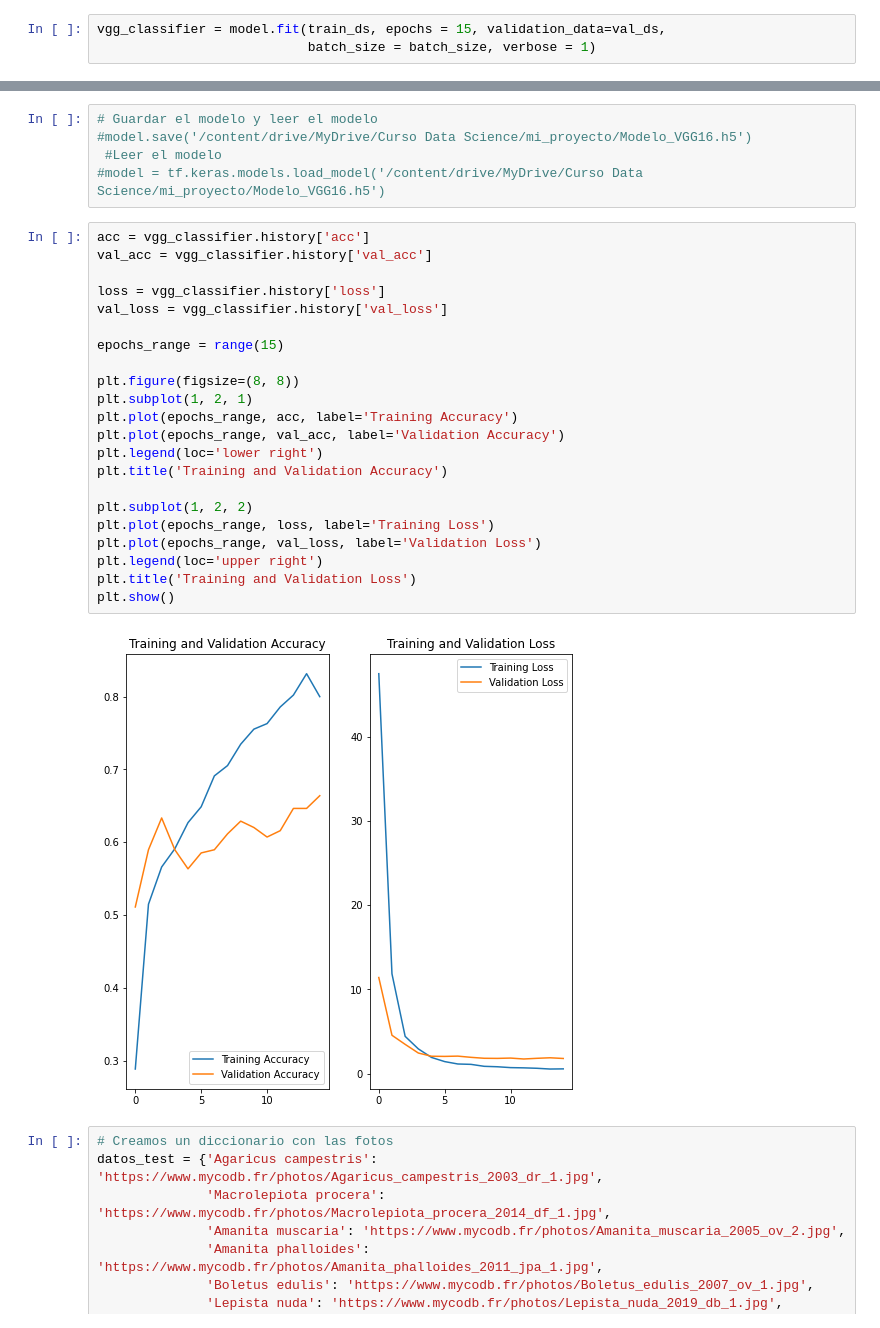
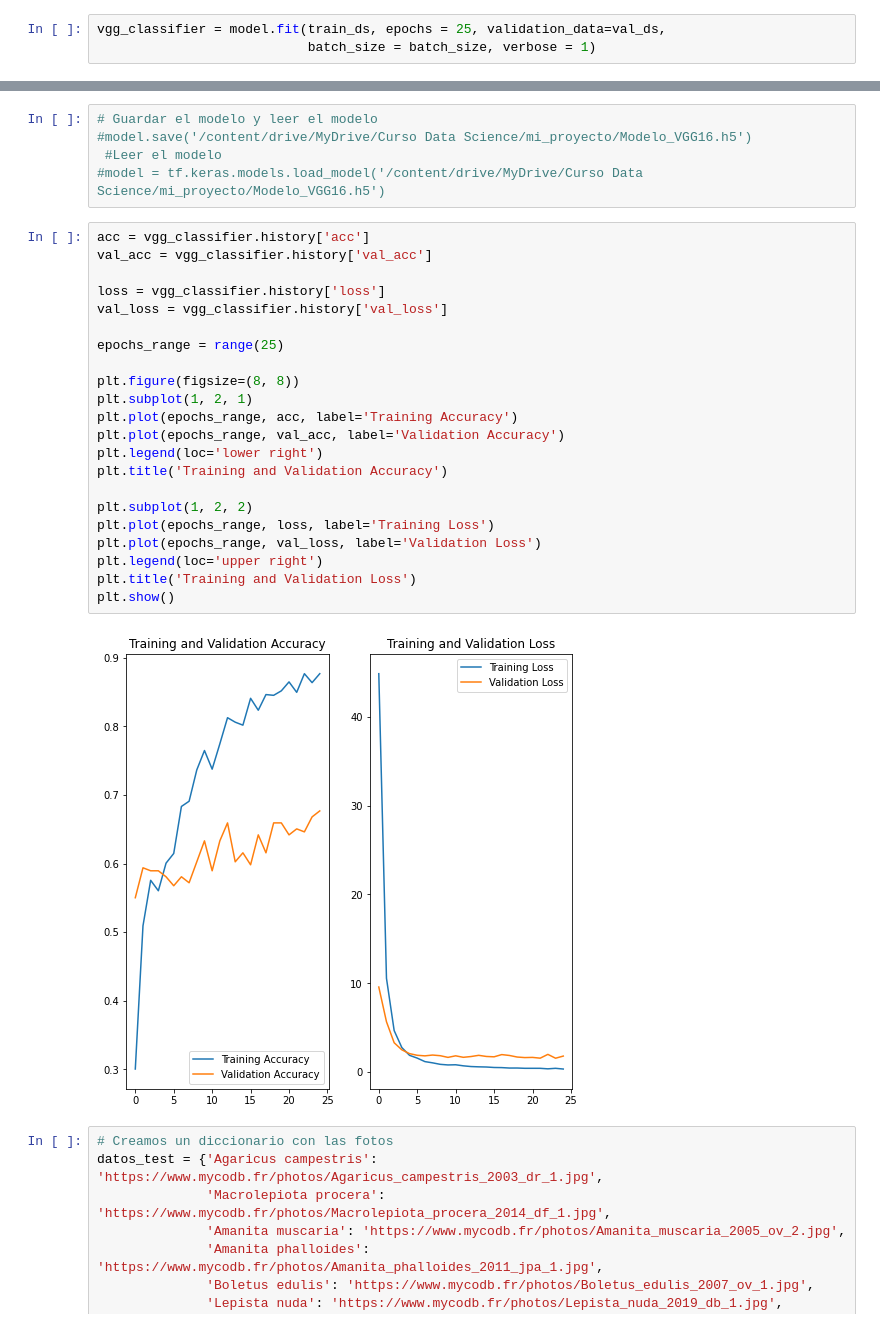
Before and after one commit to vperezguti/Resp-Experto-data---caso-practico, a Jupyter notebook: Modelo_VGG16.ipynb, the cells around one changed output, grey strips where cells are left out. Cells and saved outputs as stored; diff of their text form.

```diff
--- a/Modelo_VGG16.ipynb
+++ b/Modelo_VGG16.ipynb
@@ -123,6 +126,6 @@ plot_model(model, to_file='model.png', show_shapes=True,show_layer_names=True)
 # %% [output]
 [figure]
 # %%
-vgg_classifier = model.fit(train_ds, epochs = 15, validation_data=val_ds,
+vgg_classifier = model.fit(train_ds, epochs = 25, validation_data=val_ds,
                            batch_size = batch_size, verbose = 1)
 # %% [output]
@@ -151,27 +154,27 @@ Epoch 15/15
 # %%
 acc = vgg_classifier.history['acc']
 val_acc = vgg_classifier.history['val_acc']
 
 loss = vgg_classifier.history['loss']
 val_loss = vgg_classifier.history['val_loss']
 
-epochs_range = range(15)
+epochs_range = range(25)
 
 plt.figure(figsize=(8, 8))
 plt.subplot(1, 2, 1)
 plt.plot(epochs_range, acc, label='Training Accuracy')
 plt.plot(epochs_range, val_acc, label='Validation Accuracy')
 plt.legend(loc='lower right')
 plt.title('Training and Validation Accuracy')
 
 plt.subplot(1, 2, 2)
 plt.plot(epochs_range, loss, label='Training Loss')
 plt.plot(epochs_range, val_loss, label='Validation Loss')
 plt.legend(loc='upper right')
 plt.title('Training and Validation Loss')
 plt.show()
 # %% [output]
-[figure, old version]
+[figure, new version]
 # %%
 # Creamos un diccionario con las fotos
 datos_test = {'Agaricus campestris': 'https://www.mycodb.fr/photos/Agaricus_campestris_2003_dr_1.jpg',
```
Also changed, not shown: parts of 4 cells of this notebook.
